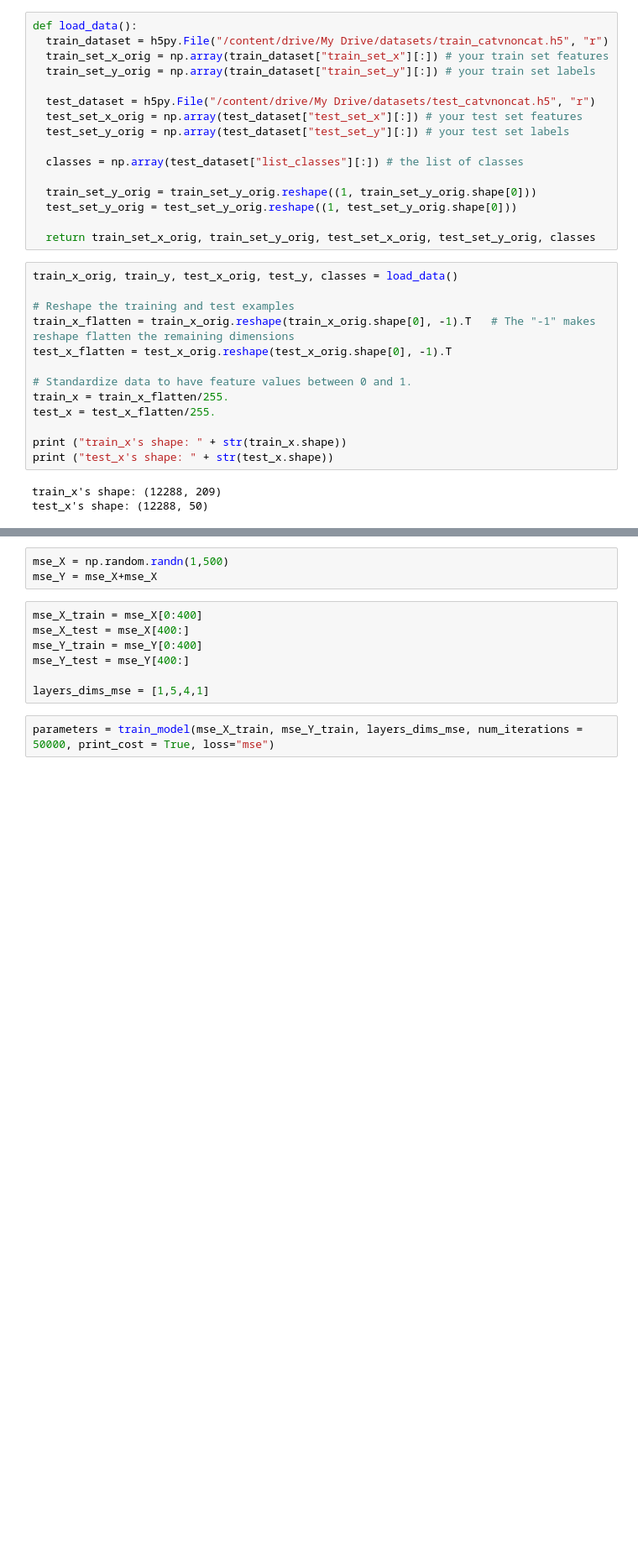
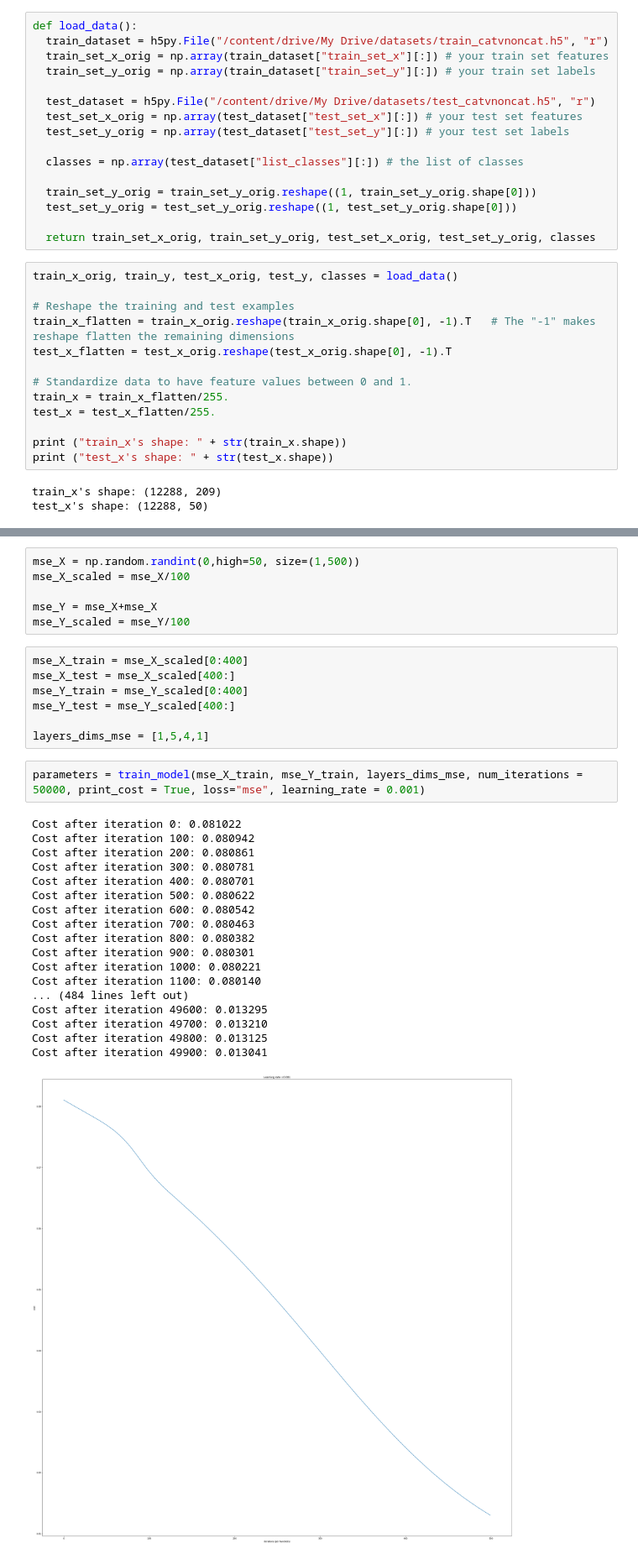
Before and after one commit to simonme42/ANN_experiments, a Jupyter notebook: ANN_from_scratch.ipynb, the cells around one changed output, grey strips where cells are left out. Shown at 84% size. Drawn from its saved outputs; the diff is of its cells as text; blank space fills up the shorter version.

```diff
--- a/ANN_from_scratch.ipynb
+++ b/ANN_from_scratch.ipynb
@@ -510,12 +535,34 @@ print_mislabeled_images(classes, test_x, test_y, pred_test)
 # %%
-mse_X = np.random.randn(1,500)
+mse_X = np.random.randint(0,high=50, size=(1,500))
+mse_X_scaled = mse_X/100
+
 mse_Y = mse_X+mse_X
+mse_Y_scaled = mse_Y/100
 # %%
-mse_X_train = mse_X[0:400]
-mse_X_test = mse_X[400:]
-mse_Y_train = mse_Y[0:400]
-mse_Y_test = mse_Y[400:]
+mse_X_train = mse_X_scaled[0:400]
+mse_X_test = mse_X_scaled[400:]
+mse_Y_train = mse_Y_scaled[0:400]
+mse_Y_test = mse_Y_scaled[400:]
 
 layers_dims_mse = [1,5,4,1]
 # %%
-parameters = train_model(mse_X_train, mse_Y_train, layers_dims_mse, num_iterations = 50000, print_cost = True, loss="mse")
+parameters = train_model(mse_X_train, mse_Y_train, layers_dims_mse, num_iterations = 50000, print_cost = True, loss="mse", learning_rate = 0.001)
+# %% [output]
+Cost after iteration 0: 0.081022
+Cost after iteration 100: 0.080942
+Cost after iteration 200: 0.080861
+Cost after iteration 300: 0.080781
+Cost after iteration 400: 0.080701
+Cost after iteration 500: 0.080622
+Cost after iteration 600: 0.080542
+Cost after iteration 700: 0.080463
+Cost after iteration 800: 0.080382
+Cost after iteration 900: 0.080301
+Cost after iteration 1000: 0.080221
+Cost after iteration 1100: 0.080140
+... (484 lines left out)
+Cost after iteration 49600: 0.013295
+Cost after iteration 49700: 0.013210
+Cost after iteration 49800: 0.013125
+Cost after iteration 49900: 0.013041
+[figure, added]
```
Also changed, not shown: parts of 6 cells of this notebook.
